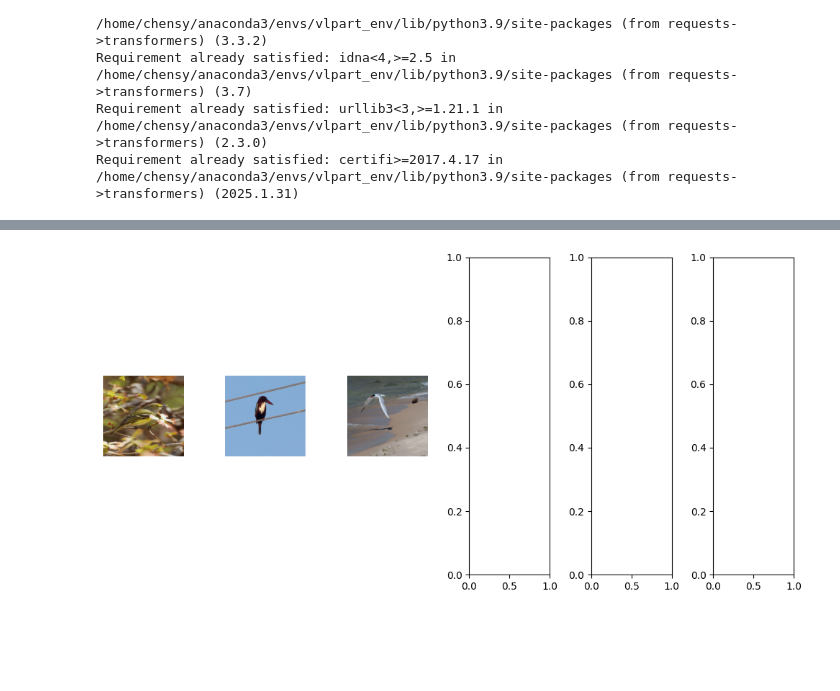
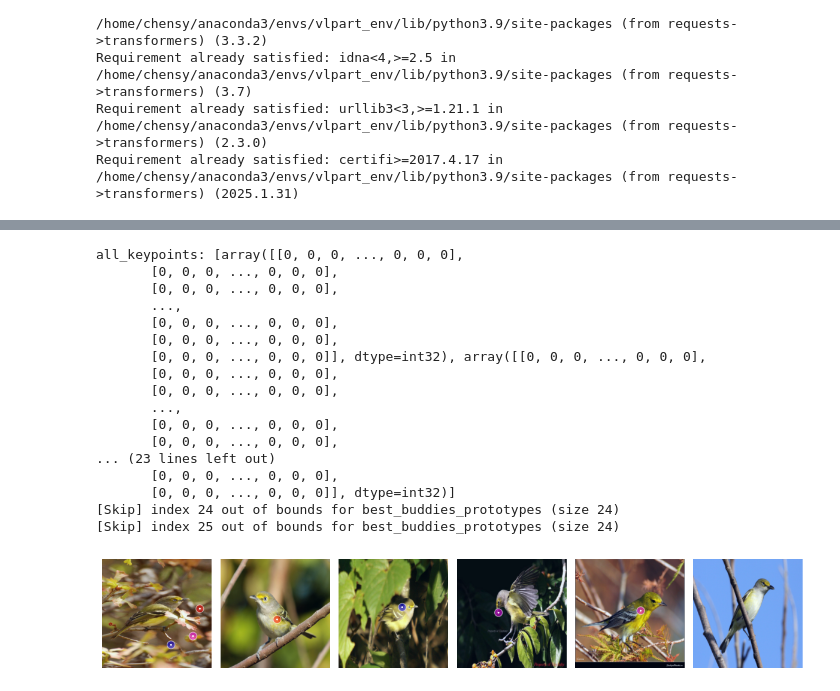
Before and after one commit to chensy618/SuperpixelCUB, a Jupyter notebook: KCConCUB_update.ipynb, the cells around one changed output, grey strips where cells are left out. Cells and saved outputs as stored; diff of their text form; code cells hidden in the pictures; blank space fills up the shorter version.

```diff
--- a/KCConCUB_update.ipynb
+++ b/KCConCUB_update.ipynb
@@ -655,7 +824,8 @@ def get_segments_from_vlpart(image_inputs: dict, resize_size: int = 64):
 
     result = []
     for part_label, mask in image_inputs.items():
-        resized_segment = resize(mask, (resize_size, resize_size), order=0, preserve_range=True).astype(np.uint8)
+        # resized_segment = resize(mask, (resize_size, resize_size), order=0, preserve_range=True).astype(np.uint8)
+        resized_segment = cv2.resize(mask.astype(np.uint8), (resize_size, resize_size), interpolation=cv2.INTER_NEAREST)
         result.append({'label': part_label, 'segmentation': resized_segment})
     return result
 
@@ -705,6 +875,8 @@ def get_keypoints_from_vlpart(input_segments, resize_size: int = 64, image_size:
     for region_i, prop_i in enumerate(props):
         x_coordinate, y_coordinate = np.int32(np.round(prop_i.centroid))
         keypoints[x_coordinate, y_coordinate] = region_i + 1
+
+    return keypoints
 # %%
 #@title find all keypoints in each image
 
@@ -854,0 +1075,28 @@ IndexError: index 4 is out of bounds for axis 0 with size 2
+# %%
+cmap = ListedColormap(["red", "yellow", "blue", "lime", "magenta", "indigo", "orange", "cyan", "darkgreen",
+                    "maroon", "black", "white", "chocolate", "gray", "blueviolet"])
+
+length = len(all_keypoints)
+print("length:", length)
+fig, axs = plt.subplots(1, length, figsize=(12, 8))
+
+# all keypoints 保存的是每个region的id，id从0开始
+for col_idx, (image_i, keypoints_i) in enumerate(zip(inputs, all_keypoints)):
+
+    axs[col_idx].imshow(imsc(image_i))
+    axs[col_idx].set_axis_off()
+
+    # colors = np.array([cmap(x) for x in range(np.max(keypoints_i))]) # same as np.unique(keypoints_i) here, because all the keypoints are from 1 to n
+    colors = np.array([cmap(x) for x in range(len(np.unique(keypoints_i)))])
+    radius1, radius2 = 8, 1
+
+    for keypoint_i, color in zip(np.unique(keypoints_i)[1:], colors):
+        print("keypoint_i:", keypoint_i)
+        y_coordinate, x_coordinate = np.where(keypoints_i==keypoint_i)
+
+        circ1_1 = plt.Circle((x_coordinate, y_coordinate), radius1, facecolor=color, edgecolor='white', alpha=0.5)
+        circ1_2 = plt.Circle((x_coordinate, y_coordinate), radius2, facecolor=color, edgecolor='white')
+        axs[col_idx].add_patch(circ1_1)
+        axs[col_idx].add_patch(circ1_2)
+
+fig.tight_layout()
@@ -862,10 +1129,12 @@ cmap = ListedColormap(color_names)
 colors = np.array([cmap(x) for x in range(15)])
 mnn_matches = {}
 
-fig, axs = plt.subplots(1, NUMBER_OF_PROTOTYPES+1, figsize=(10, 5))
+# Number_of_protypes = len(all_keypoints) - 1
+fig, axs = plt.subplots(1, NUMBER_OF_PROTOTYPES+1, figsize=(12, 8))
+# fig, axs = plt.subplots(1, Number_of_protypes, figsize=(12, 8))
 
 inputs = torch.cat([query.to(device).unsqueeze(0), prototypes])
-
+print("all_keypoints:", all_keypoints)
 for col_idx, (image_i, keypoints_i) in enumerate(zip(inputs, all_keypoints)):
 
     axs[col_idx].imshow(imsc(image_i))
@@ -873,31 +1142,53 @@ for col_idx, (image_i, keypoints_i) in enumerate(zip(inputs, all_keypoints)):
 
     radius1, radius2 = 8, 1
 
     for keypoint_counter, keypoint_i in enumerate(np.unique(keypoints_i)[1:]):
 
         if col_idx == 0:
           if not best_buddies_query[keypoint_i-1]: continue
         elif col_idx == 1:
           if not best_buddies_prototypes[keypoint_i-1]: continue
         else:
+          index = np.sum(number_of_segments[:col_idx-1]) + keypoint_i - 1
+          if index >= len(best_buddies_prototypes):
+            print(f"[Skip] index {index} out of bounds for best_buddies_prototypes (size {len(best_buddies_prototypes)})")
+            continue
           if not best_buddies_prototypes[np.sum(number_of_segments[:col_idx-1])+keypoint_i-1]: continue
+          # if not best_buddies_prototypes[np.sum(number_of_prototype_regions[:col_idx-1])+keypoint_i-1]: continue
 
         if col_idx == 0:
           color_value = keypoint_counter
           mnn_matches[keypoint_i-1] = color_value
         elif col_idx == 1:
           color_value = mnn_matches[nearest_neighbor_prototypes[keypoint_i-1]]
         else:
           color_value = mnn_matches[nearest_neighbor_prototypes[np.sum(number_of_segments[:col_idx-1])+keypoint_i-1]]
 
         y_coordinate, x_coordinate = np.where(keypoints_i==keypoint_i)
 
         circ1_1 = plt.Circle((x_coordinate, y_coordinate), radius1, facecolor=colors[color_value], edgecolor='white', alpha=0.5)
         circ1_2 = plt.Circle((x_coordinate, y_coordinate), radius2, facecolor=colors[color_value], edgecolor='white')
         axs[col_idx].add_patch(circ1_1)
         axs[col_idx].add_patch(circ1_2)
 
 
 fig.tight_layout()
 # %% [output]
+all_keypoints: [array([[0, 0, 0, ..., 0, 0, 0],
+       [0, 0, 0, ..., 0, 0, 0],
+       [0, 0, 0, ..., 0, 0, 0],
+       ...,
+       [0, 0, 0, ..., 0, 0, 0],
+       [0, 0, 0, ..., 0, 0, 0],
+       [0, 0, 0, ..., 0, 0, 0]], dtype=int32), array([[0, 0, 0, ..., 0, 0, 0],
+       [0, 0, 0, ..., 0, 0, 0],
+       [0, 0, 0, ..., 0, 0, 0],
+       ...,
+       [0, 0, 0, ..., 0, 0, 0],
+       [0, 0, 0, ..., 0, 0, 0],
+... (23 lines left out)
+       [0, 0, 0, ..., 0, 0, 0],
+       [0, 0, 0, ..., 0, 0, 0]], dtype=int32)]
+[Skip] index 24 out of bounds for best_buddies_prototypes (size 24)
+[Skip] index 25 out of bounds for best_buddies_prototypes (size 24)
-[figure, old version]
+[figure, new version]
```
Also changed, not shown: parts of 21 cells of this notebook.
